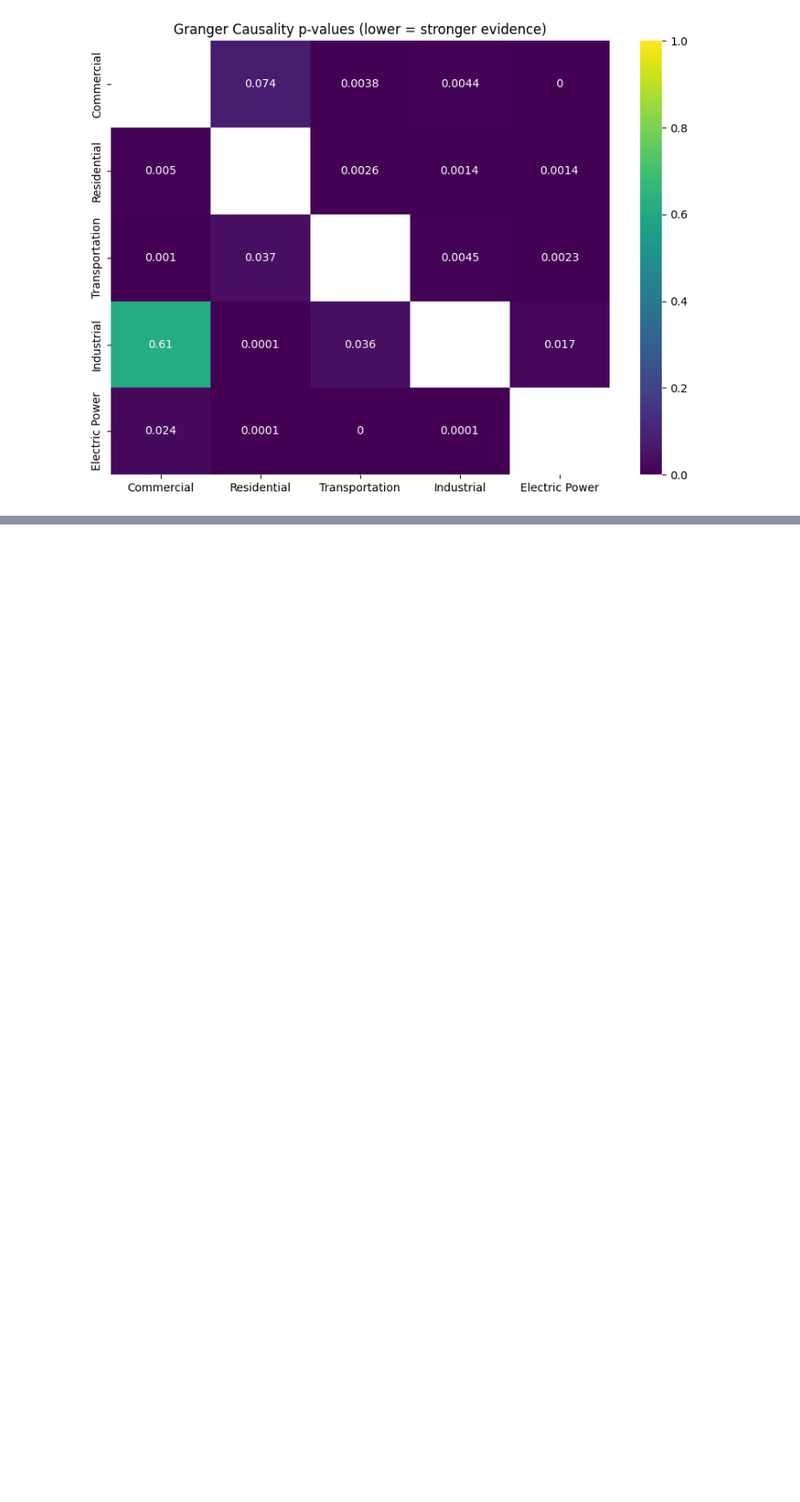
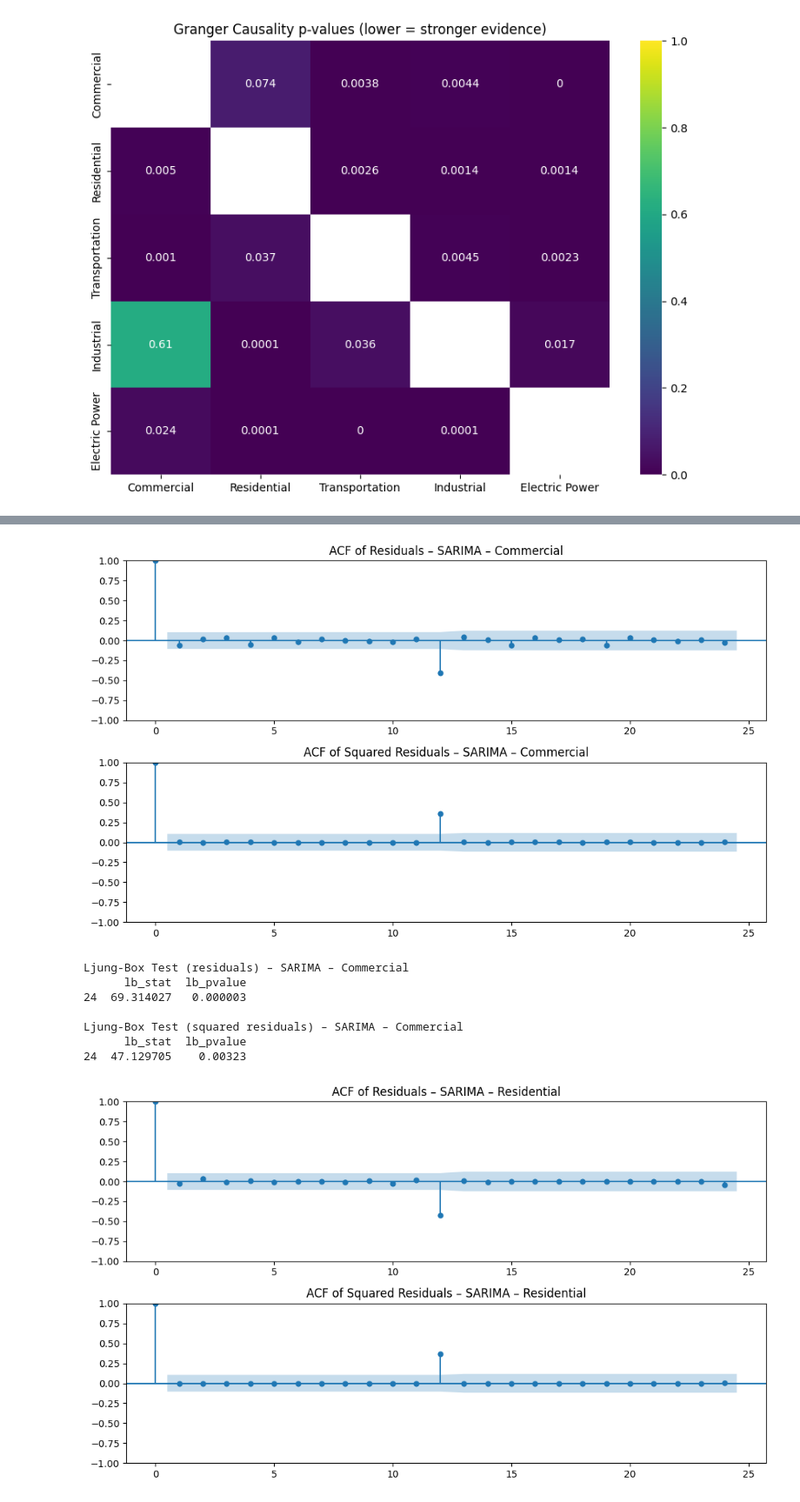
Before and after one commit to leilacielok/time-series-forecasting, a Jupyter notebook: analysis_plots.ipynb, the cells around one changed output, grey strips where cells are left out. Shown at 87% size. Saved outputs shown, nothing was run; the diff lists cells and outputs as text; code cells hidden in the pictures; blank space fills up the shorter version.

```diff
--- a/analysis_plots.ipynb
+++ b/analysis_plots.ipynb
@@ -675,0 +913,44 @@ plt.show()
+# %%
+## SARIMA DIAGNOSTICS
+# Reesiduals, squared residuals, Ljung box
+
+import statsmodels.api as sm
+from statsmodels.stats.diagnostic import acorr_ljungbox
+import matplotlib.pyplot as plt
+
+def residual_diagnostics_univariate(resid, model_name="", lags=24):
+    resid = resid.dropna()
+
+    fig, axs = plt.subplots(2, 1, figsize=(10, 6))
+    sm.graphics.tsa.plot_acf(resid, lags=lags, ax=axs[0])
+    axs[0].set_title(f"ACF of Residuals – {model_name}")
+    sm.graphics.tsa.plot_acf(resid**2, lags=lags, ax=axs[1])
+    axs[1].set_title(f"ACF of Squared Residuals – {model_name}")
+    plt.tight_layout()
+    plt.show()
+
+    lb_raw = acorr_ljungbox(resid, lags=[lags], return_df=True)
+    lb_sq  = acorr_ljungbox(resid**2, lags=[lags], return_df=True)
+
+    print(f"Ljung-Box Test (residuals) – {model_name}")
+    print(lb_raw)
+    print()
+    print(f"Ljung-Box Test (squared residuals) – {model_name}")
+    print(lb_sq)
+# %%
+for col in VAR_SECTOR_COLS:
+    residual_diagnostics_univariate(
+        sarima_residuals[col],
+        model_name=f"SARIMA – {col}",
+        lags=24
+    )
+# %% [output]
+[figure, added]
+Ljung-Box Test (residuals) – SARIMA – Commercial
+      lb_stat  lb_pvalue
+24  69.314027   0.000003
+
+Ljung-Box Test (squared residuals) – SARIMA – Commercial
+      lb_stat  lb_pvalue
+24  47.129705    0.00323
+[figure, added]
```
Also changed, not shown: parts of 33 cells of this notebook, 5 other files.
